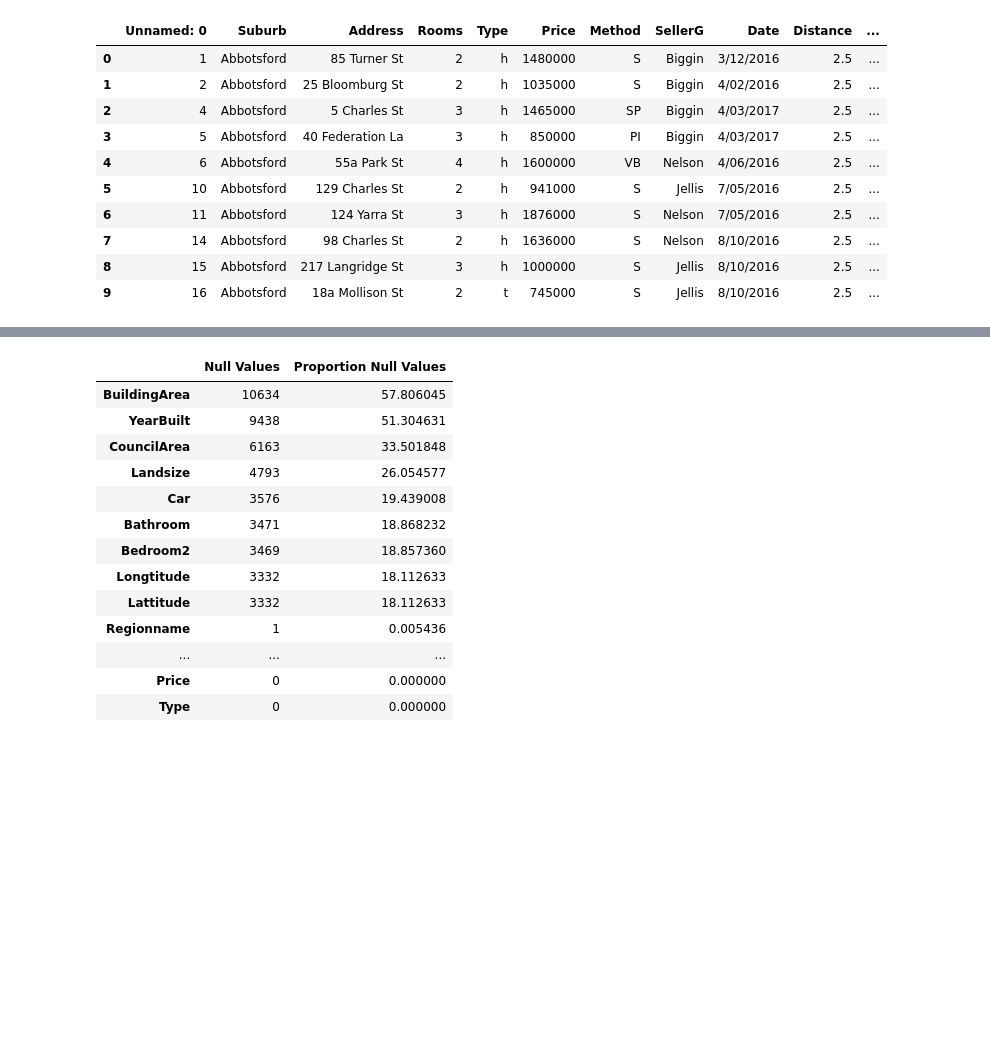
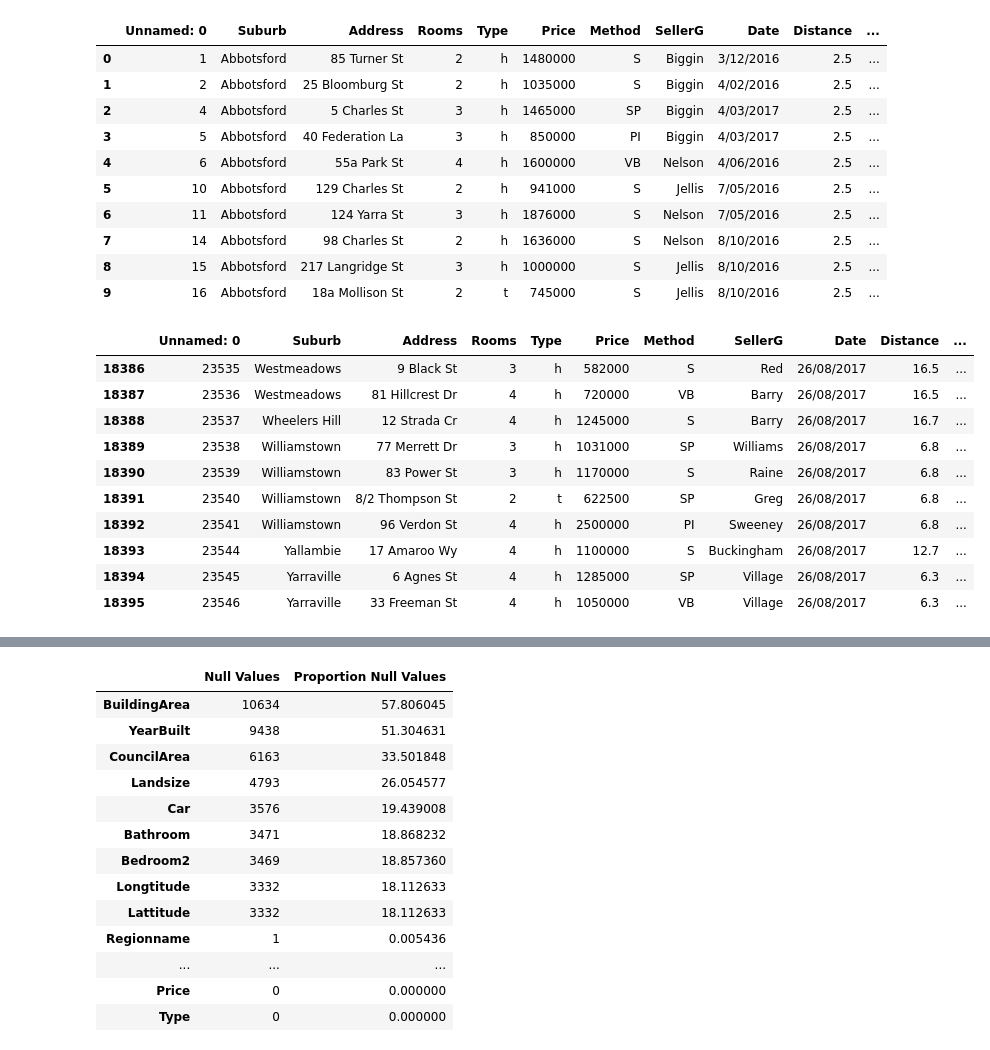
Before and after one commit to DustinKeene/Melbourne-Property-Price-Prediction-Modelling-, a Jupyter notebook: data_project_lab.ipynb, the cells around one changed output, grey strips where cells are left out. Saved outputs shown, nothing was run; the diff lists cells and outputs as text; code cells hidden in the pictures; blank space fills up the shorter version.

```diff
--- a/data_project_lab.ipynb
+++ b/data_project_lab.ipynb
@@ -81,6 +107,20 @@ df.head(10)
 | 7 | 14 | Abbotsford | 98 Charles St | 2 | h | 1636000 | S | Nelson | 8/10/2016 | 2.5 | ... |
 | 8 | 15 | Abbotsford | 217 Langridge St | 3 | h | 1000000 | S | Jellis | 8/10/2016 | 2.5 | ... |
 | 9 | 16 | Abbotsford | 18a Mollison St | 2 | t | 745000 | S | Jellis | 8/10/2016 | 2.5 | ... |
+# %%
+df.tail(10)
+# %% [output]
+|  | Unnamed: 0 | Suburb | Address | Rooms | Type | Price | Method | SellerG | Date | Distance | ... |
+| 18386 | 23535 | Westmeadows | 9 Black St | 3 | h | 582000 | S | Red | 26/08/2017 | 16.5 | ... |
+| 18387 | 23536 | Westmeadows | 81 Hillcrest Dr | 4 | h | 720000 | VB | Barry | 26/08/2017 | 16.5 | ... |
+| 18388 | 23537 | Wheelers Hill | 12 Strada Cr | 4 | h | 1245000 | S | Barry | 26/08/2017 | 16.7 | ... |
+| 18389 | 23538 | Williamstown | 77 Merrett Dr | 3 | h | 1031000 | SP | Williams | 26/08/2017 | 6.8 | ... |
+| 18390 | 23539 | Williamstown | 83 Power St | 3 | h | 1170000 | S | Raine | 26/08/2017 | 6.8 | ... |
+| 18391 | 23540 | Williamstown | 8/2 Thompson St | 2 | t | 622500 | SP | Greg | 26/08/2017 | 6.8 | ... |
+| 18392 | 23541 | Williamstown | 96 Verdon St | 4 | h | 2500000 | PI | Sweeney | 26/08/2017 | 6.8 | ... |
+| 18393 | 23544 | Yallambie | 17 Amaroo Wy | 4 | h | 1100000 | S | Buckingham | 26/08/2017 | 12.7 | ... |
+| 18394 | 23545 | Yarraville | 6 Agnes St | 4 | h | 1285000 | SP | Village | 26/08/2017 | 6.3 | ... |
+| 18395 | 23546 | Yarraville | 33 Freeman St | 4 | h | 1050000 | VB | Village | 26/08/2017 | 6.3 | ... |
 # %%
 #Calculate summary statistics for the data
 df.describe()
```
Also changed, not shown: parts of 5 cells of this notebook, 1 other file.
